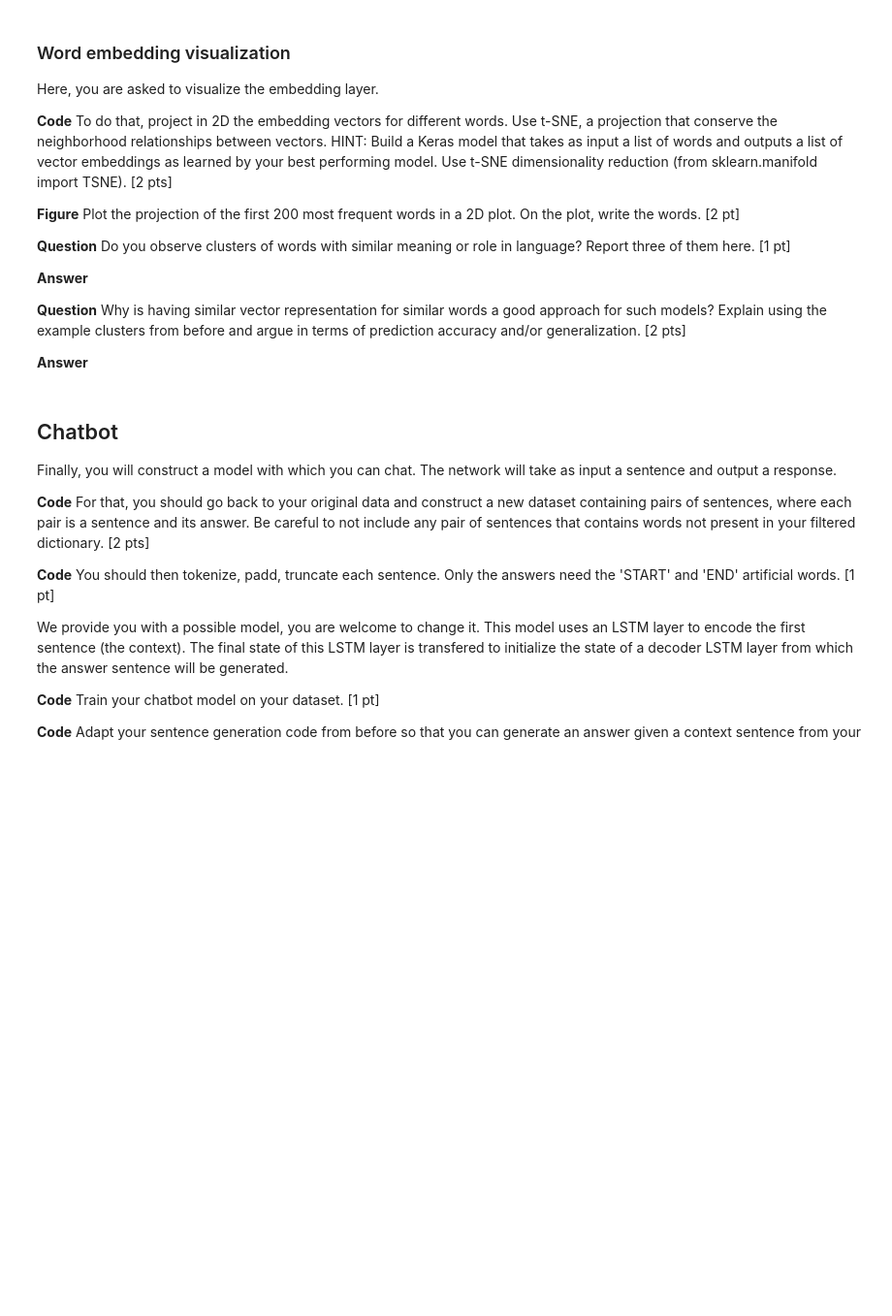
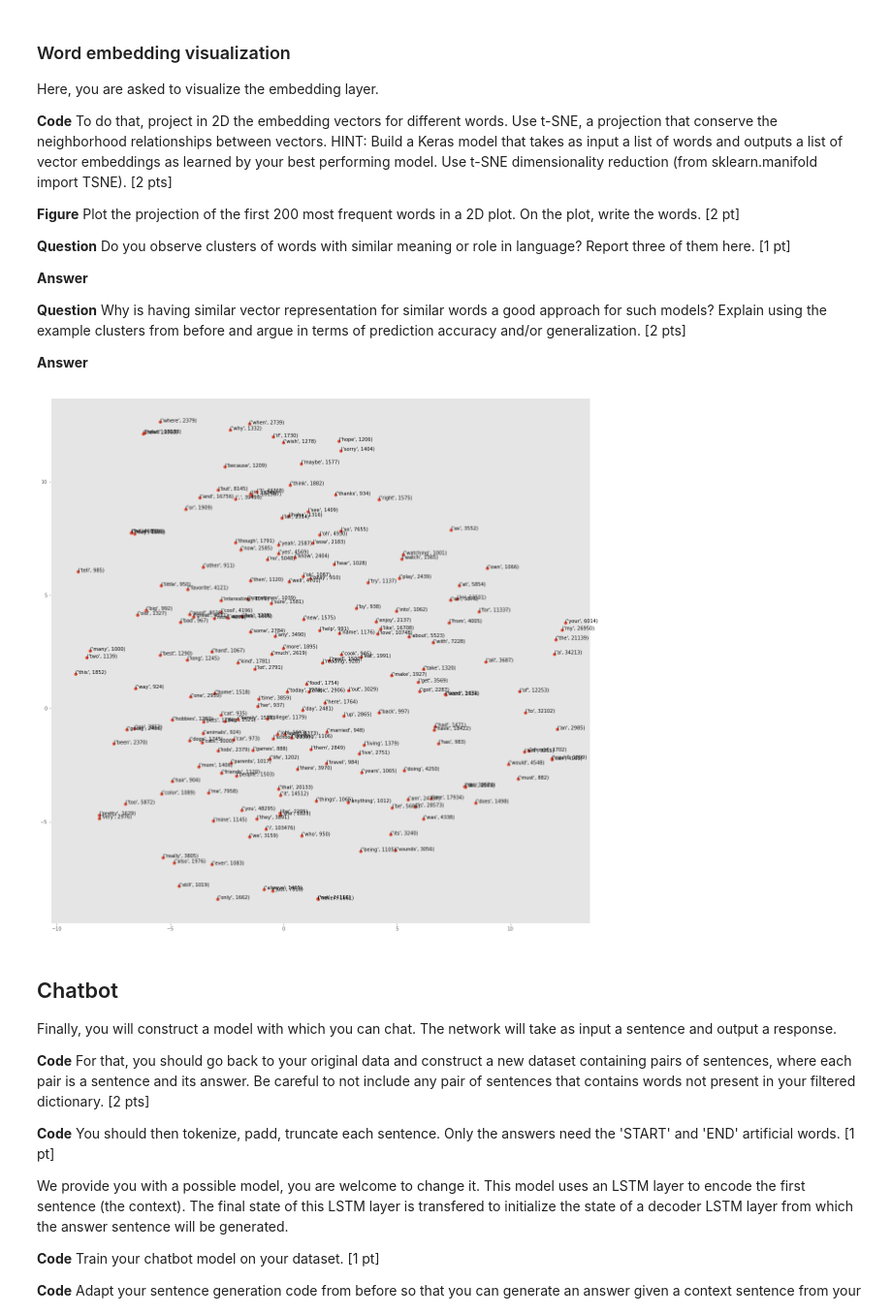
Before and after one commit to mikanikos/ANN-Chatbot, a Jupyter notebook: andrea/miniproject2_ChatBot.ipynb, the cells around one changed output. Shown: that part at 97% size. Drawn from its saved outputs; the diff is of its cells as text; code cells hidden in the pictures; blank space fills up the shorter version.

Commit message:
embedding viz part

```diff
--- a/andrea/miniproject2_ChatBot.ipynb
+++ b/andrea/miniproject2_ChatBot.ipynb
@@ -697,3 +721,28 @@ Here, you are asked to visualize the embedding layer.
+# %%
+input_l = Input(shape=(maxlen-1,), name="input")
+
+emb_l = Embedding(len(tokens), embedding_size, embeddings_initializer=keras.initializers.Constant(np.load("best_embedding.npy")[0]), mask_zero=True, name="embedding", trainable=False)(input_l)
+
+model_emb = Model(inputs = [input_l], outputs = [emb_l])
+# %%
+embeddings = model_emb.predict(np.array(batches_padded))
+# %%
+embeddings = [i for e in embeddings for i in e][:200]
+# %%
+from sklearn.manifold import TSNE
+tsne = TSNE(n_components=2, random_state=0)
+
+embs = tsne.fit_transform(embeddings)
+x_coords = embs[:, 0]
+y_coords = embs[:, 1]
+# %%
+plt.figure(figsize=(20,20))
+plt.scatter(x_coords, y_coords)
+for label, x, y in zip(top_200_words, x_coords, y_coords):
+    plt.annotate(label, xy=(x, y), xytext=(0, 0), textcoords='offset points')
+plt.savefig("emb_2D.png")
+# %% [output]
+[figure, added]
 # %% [markdown]
 ## Chatbot
 
```
Also changed, not shown: parts of 18 cells of this notebook.
